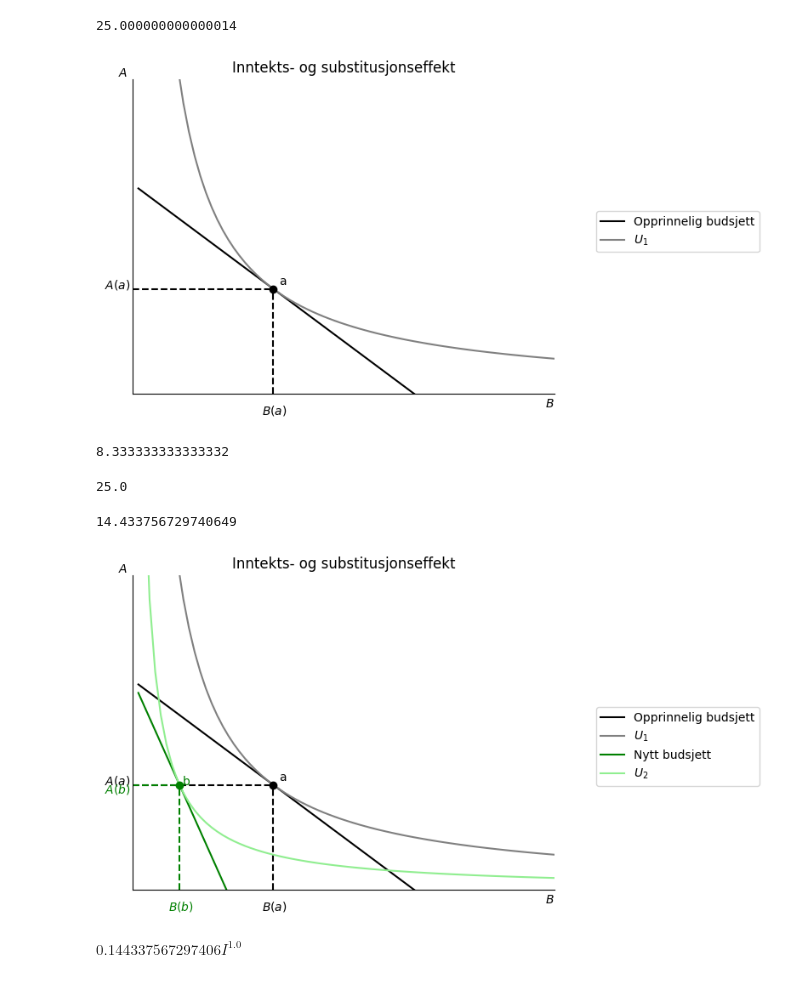
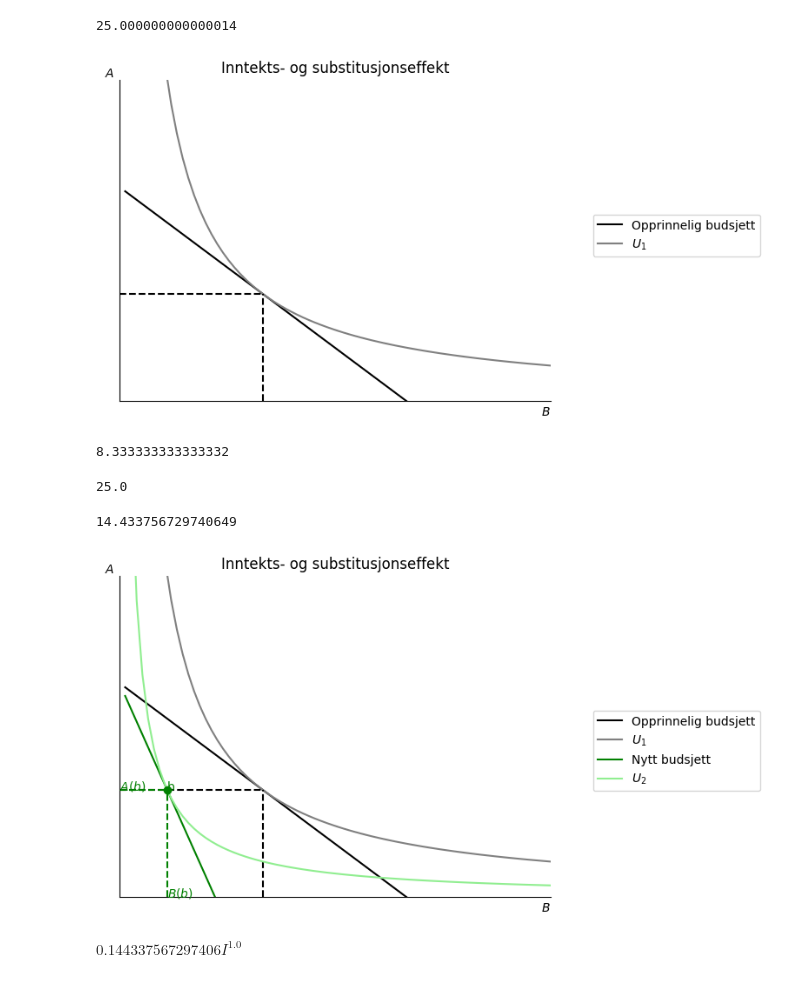
Before and after one commit to uit-sok-1303-v26/uit-sok-1303.v26.github.io, a Jupyter notebook: Konsumenteori - Kapittel 2.ipynb, the cells around one changed output. Cells and saved outputs as stored; diff of their text form; code cells hidden in the pictures.

```diff
--- a/Konsumenteori - Kapittel 2.ipynb
+++ b/Konsumenteori - Kapittel 2.ipynb
@@ -113,7 +110,7 @@ x=np.linspace(1.01,100, 100)
 
 def create_ax():
                 fig, ax = plt.subplots()
-                # ax.set_ylabel('$A$', loc='top', rotation=0)
+                ax.set_ylabel('$A$', loc='top', rotation=0)
                 ax.set_xlabel('$B$', loc='right')
 
                 ax.spines['top'].set_color('none')
@@ -130,19 +127,17 @@ ax.set(ylim=(0,75))
 ax.set_xticks([], [])
 ax.set_yticks([], [])
 
-ax.set_ylabel('$A$', loc='top', rotation=0)
-
-
+# Obs budjsett er definert som inntekt, x, pris på B, pris på A, ikke omvendt.
 ax.plot(x, budsjett(100, x, 2, 2), color='black', label='Opprinnelig budsjett')
 ax.plot(x, ind_kcd_fn(x,nytte_num), color='grey',label='$U_1$')
 
 ax.vlines(B_eq_num, 0, A_eq_num, ls='dashed', color='black')
 ax.hlines(A_eq_num, 0, B_eq_num, ls='dashed', color='black')
 
-ax.annotate('$B(a)$', (B_eq_num-2, -5), annotation_clip=False)
-ax.annotate('$A(a)$', (-5, A_eq_num), annotation_clip=False)
-ax.annotate('a', (B_eq_num+1,A_eq_num+1))
-ax.plot(B_eq_num, A_eq_num , marker='o', color='black')
+# ax.annotate('$B(a)$', (B_eq_num, 0), annotation_clip=False)
+# ax.annotate('$A(a)$', (0, A_eq_num), annotation_clip=False)
+# ax.annotate('a', (B_eq_num,A_eq_num))
+# ax.plot(B_eq_num, A_eq_num , marker='o', color='black')
 
 
 
@@ -152,7 +147,7 @@ ax.set_title('Inntekts- og substitusjonseffekt')
 #vis navnene:
 ax.legend(bbox_to_anchor=(1.5,0.6));
 # %% [output]
-[figure, old version]
+[figure, new version]
 # %%
 # Steg 2
 
@@ -173,22 +168,22 @@ display(nytte_ny)
 14.433756729740649
 # %%
 # legg nye verdier på tegningen
-
+#Obs budjsett er definert som inntekt, x, pris på B, pris på A, ikke omvendt.
 ax.plot(x, budsjett(100, x, 6, 2), color='green', label='Nytt budsjett')
 ax.plot(x, ind_kcd_fn(x,nytte_ny), color='lightgreen', label='$U_2$')
 
 ax.vlines(B_eq_ny, 0, A_eq_ny, ls='dashed', color='green')
 ax.hlines(A_eq_ny, 0, B_eq_ny, ls='dashed', color='green')
 
-ax.annotate('$B(b)$', (B_eq_ny-2, -5), color='green', annotation_clip=False)
-ax.annotate('$A(b)$', (-5, A_eq_ny-2), color= 'green', annotation_clip=False)
-ax.annotate('b', (B_eq_ny+.5,A_eq_ny), color='green')
+ax.annotate('$B(b)$', (B_eq_ny, 0), color='green', annotation_clip=False)
+ax.annotate('$A(b)$', (0, A_eq_ny), color= 'green', annotation_clip=False)
+ax.annotate('b', (B_eq_ny,A_eq_ny), color='green')
 ax.plot(B_eq_ny, A_eq_ny , marker='o', color='green')
 
 ax.legend(bbox_to_anchor=(1.5,0.6))
 fig
 # %% [output]
-[figure, old version]
+[figure, new version]
 # %%
 # steg 3
 
```
Also changed, not shown: parts of 26 cells of this notebook, 1 other file.
